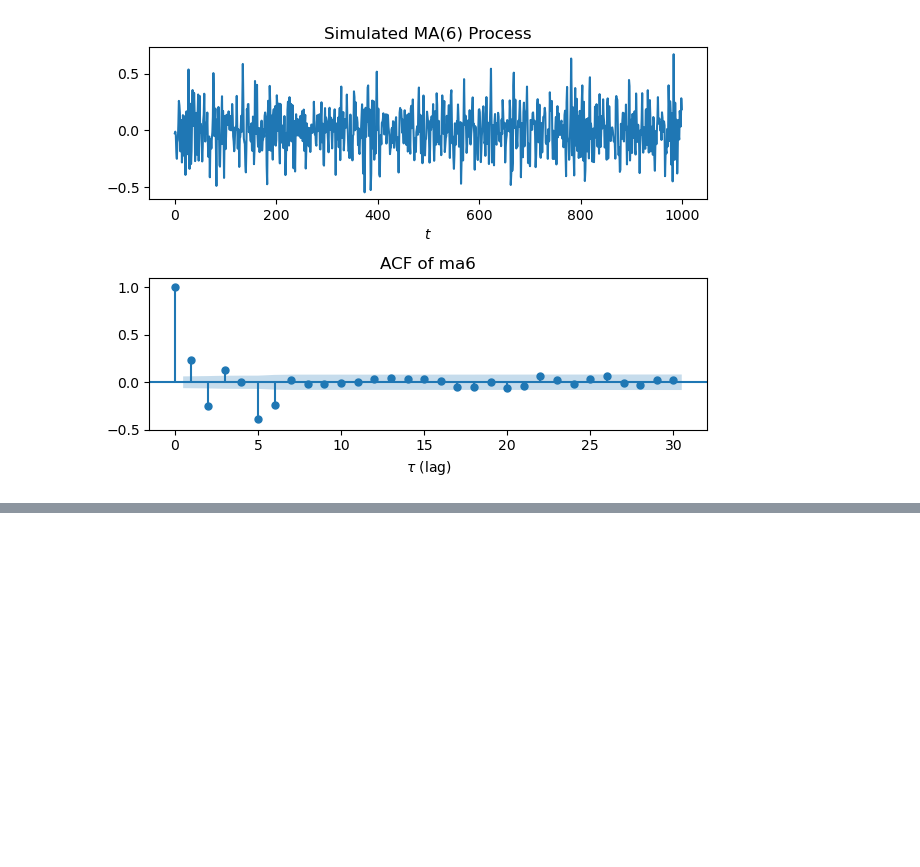
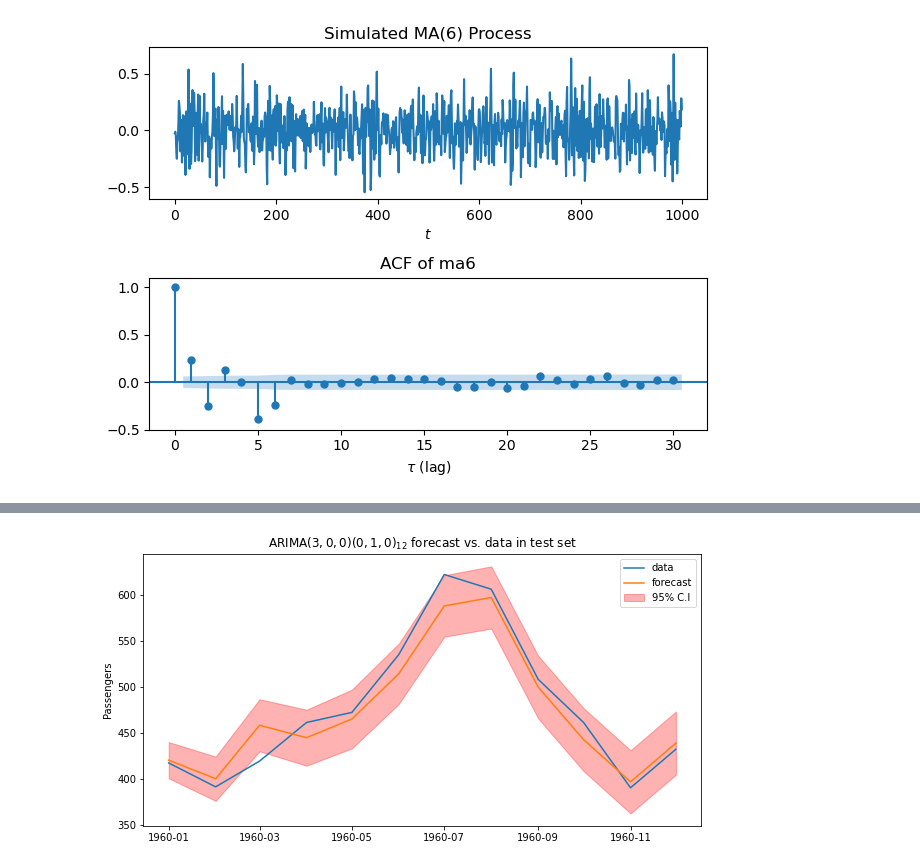
Before and after one commit to les67/TimeSeriesAnalysis_Udemy, a Jupyter notebook: 5_arima.ipynb, the cells around one changed output, grey strips where cells are left out. Drawn from its saved outputs; the diff is of its cells as text; code cells hidden in the pictures; blank space fills up the shorter version.

Commit message:
auto arima in code

```diff
--- a/5_arima.ipynb
+++ b/5_arima.ipynb
@@ -799,0 +809,2 @@ fig.tight_layout()
+# %%
+df = pd.read_csv('airline_passengers.csv',index_col='Month',parse_dates=True)
@@ -799,0 +813,6 @@ fig.tight_layout()
+# %%
+df['LogPassengers'] = df['Passengers'].apply('log') # apply log
+
+Ntest = 12 # last twelve months
+train = df.iloc[:-Ntest]
+test = df.iloc[-Ntest:]
@@ -799,0 +830,4 @@ fig.tight_layout()
+# %%
+model = pm.auto_arima(train['Passengers'],trace=True,supress_warning=True,seasonal=True,m=12)
+
+model.summary() # get a summary of the model
@@ -799,0 +877,14 @@ fig.tight_layout()
+# %%
+test_pred, confint = model.predict(n_periods=Ntest, return_conf_int=True) # predict
+
+# plot test set truth and forecasts
+plt.figure(figsize=(10,5))
+plt.plot(test.index, test['Passengers'], label='data')
+plt.plot(test.index, test_pred, label='forecast')
+plt.fill_between(test.index, confint[:,0], confint[:,1], color='red', alpha=0.3, label='95% C.I')
+plt.legend()
+plt.ylabel('Passengers')
+plt.title(r'ARIMA$(3,0,0)(0,1,0)_{12}$ forecast vs. data in test set')
+plt.show()
+# %% [output]
+[figure, added]
```
Also changed, not shown: parts of 31 cells of this notebook.
